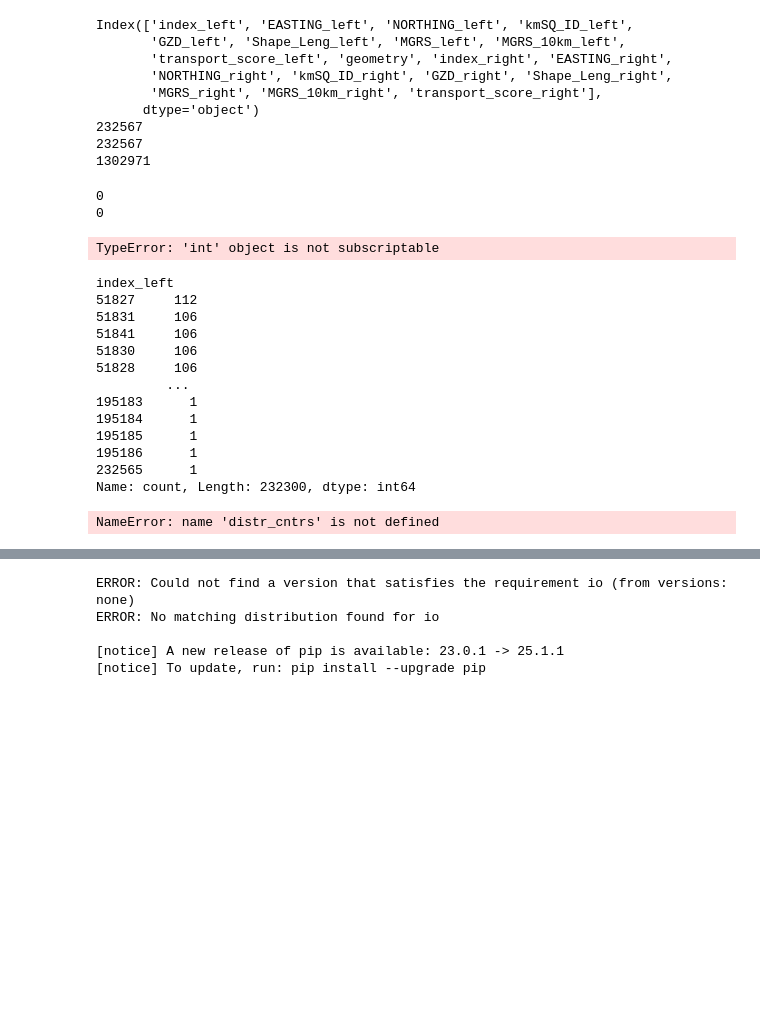
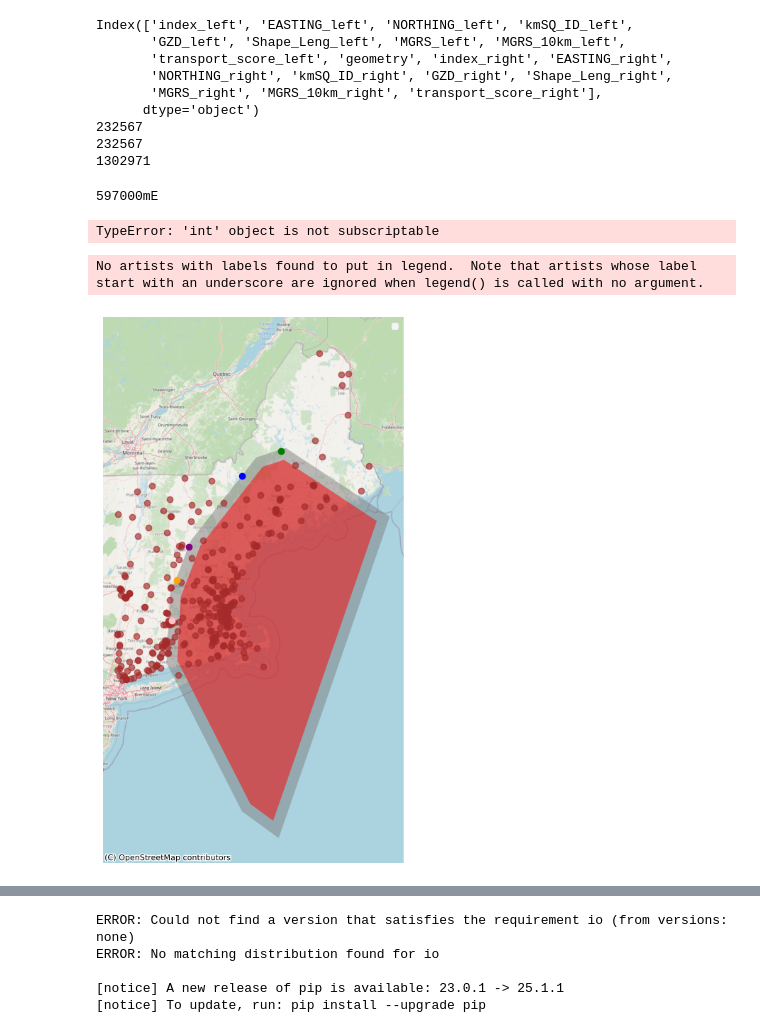
Before and after one commit to bwsi-hadr-2025-final-project/Logistics, a Jupyter notebook: src/Notebook 1.ipynb, the cells around one changed output, grey strips where cells are left out. Drawn from its saved outputs; the diff is of its cells as text; code cells hidden in the pictures; blank space fills up the shorter version.

```diff
--- a/src/Notebook 1.ipynb
+++ b/src/Notebook 1.ipynb
@@ -181,6 +182,10 @@ Index(['index_left', 'EASTING_left', 'NORTHING_left', 'kmSQ_ID_left',
 232567
 232567
 1302971
+# %%
+print(game_grid_df.iloc[1]["EASTING"])
+# %% [output]
+597000mE
 # %%
 G = nx.Graph()
 for idx, row in game_grid_df.iterrows():
@@ -197,25 +202,23 @@ dirs = {
     "NW": (-1000, 1000),
 }
 # print(dirs["N"])
-for current_node in G.nodes:
-    for potential_node in G.nodes:
+for curr_index in range(len(game_grid_df)):
+    for potential_index in range(len(game_grid_df)):
         for key in dirs.keys():
-            print(type(current_node))
-            print(type(potential_node))
+            # print(type(current_node))
+            # print(type(potential_node))
             changex = dirs[key][0]
             changey = dirs[key][1]
-            if(current_node["EASTING"]+changex==potential_node["EASTING"] and current_node["NORTHING"]+changey==potential_node["NORTHING"]):
-                trans1 = current_node["transport_score"]
-                trans2 = potential_node["transport_score"]
-                G.add_edge(current_node,potential_node,weight = 20.0/(trans1+trans2))
+            if(int(game_grid_df.iloc[curr_index]["EASTING"][:-2])+changex==int(game_grid_df.iloc[potential_index]["EASTING"][:-2]) and int(game_grid_df.iloc[curr_index]["NORTHING"][:-2])+changey==int(game_grid_df.iloc[potential_index]["NORTHING"][:-2])):
+                trans1 = game_grid_df.iloc[curr_index]["transport_score"]
+                trans2 = game_grid_df.iloc[potential_index]["transport_score"]
+                G.add_edge(curr_index,potential_pnode,weight = 20.0/(trans1+trans2))
 print(len(game_grid_df))
 print(G.number_of_nodes())
 print(G.number_of_edges())
 # for i in range(8):
 # %% [output]
-0
-0
+TypeError: 'int' object is not subscriptable
-TypeError: 'int' object is not subscriptable
 # %%
 #Thinh
 sample_game_grid_df = game_grid_df.head(5000)
@@ -226,22 +229,6 @@ myGraph = nx.Graph()
 for my_node in potential_nodes:
     x_coordinate = my_node[-2:]
     y_coordinate = my_node[-4:-2]
-# %%
-adj["index_left"].value_counts()
-# %% [output]
-index_left
-51827     112
-51831     106
-51841     106
-51830     106
-51828     106
-         ...
-195183      1
-195184      1
-195185      1
-195186      1
-232565      1
-Name: count, Length: 232300, dtype: int64
 # %%
 grid_merc = game_grid_df.to_crs(epsg=3857)
 fig, ax = plt.subplots(1, 1, figsize=(10, 10))
@@ -251,36 +238,39 @@ perimeter = d1_forecasts.to_crs(epsg=3857).geometry.union_all().convex_hull
 gpd.GeoSeries([perimeter]).plot(ax=ax, color='gray', alpha=0.5)
 inner_perimeter = perimeter.buffer(-32180) #20 miles
 gpd.GeoSeries([inner_perimeter]).plot(ax=ax, color='red', alpha=0.5)
 
 #shelters_df.to_crs(epsg=3857).plot(ax=ax, color='green', alpha = 0.5)
 hospital_df.to_crs(epsg=3857).plot(ax=ax, color='brown', alpha = 0.65)
 #d1_forecasts.to_crs(epsg=3857).plot(ax=ax, color='blue', alpha=0.8)
 
 #d1_trackpast.to_crs(epsg=3857).plot(ax=ax, color='yellow')
 
 westover_airbase = gpd.GeoDataFrame(geometry=[Point(-72.5436, 42.1991)], crs='EPSG:4326')
 westover_airbase = westover_airbase.to_crs(epsg=3857)
 #westover_airbase.plot(ax=ax, color='pink')
 
 grid_wgs = game_grid_df.to_crs(epsg=4326)
 poly = grid_wgs.geometry.union_all()
 tags = {'aeroway' :  'aerodrome'}
 airfields = ox.features_from_polygon(poly, tags=tags)
 airfields_merc = airfields.to_crs(epsg=3857)
 distr_cntrs = airfields_merc[airfields_merc.within(perimeter)]
 distr_cntrs = distr_cntrs[~distr_cntrs.within(inner_perimeter)]
 distr_cntrs = distr_cntrs[~distr_cntrs['name'].str.contains('Seaplane', case=False, na=False)]
 distr_cntrs = distr_cntrs.iloc[list(range(7,8)) + list(range(6,7)) + list(range(8,9)) + list(range(9,10))]
 distr_cntrs = pd.concat([distr_cntrs, westover_airbase], ignore_index=True)
-distr_cntrs.plot(ax=ax, color='purple')
+distr_cntrs.loc[4, 'name'] = "Westover Air Reserve Base"
+distr_cntrs.iloc[0:1].plot(ax=ax, color='purple')
+distr_cntrs.iloc[1:2].plot(ax=ax, color='blue')
+distr_cntrs.iloc[2:3].plot(ax=ax, color='green')
+distr_cntrs.iloc[3:4].plot(ax=ax, color='orange')
+distr_cntrs.iloc[4:5].plot(ax=ax, color='pink')
 
 ctx.add_basemap(ax, source=ctx.providers.OpenStreetMap.Mapnik)
 ax.set_axis_off()
 ax.legend()
 
 plt.show()
+# %% [output]
+No artists with labels found to put in legend.  Note that artists whose label start with an underscore are ignored when legend() is called with no argument.
+[figure, added]
-# %%
-distr_cntrs.loc[4, 'name'] = "Westover Air Reserve Base"
-display(distr_cntrs)
-# %% [output]
-NameError: name 'distr_cntrs' is not defined
```
Also changed, not shown: parts of 2 cells of this notebook.
